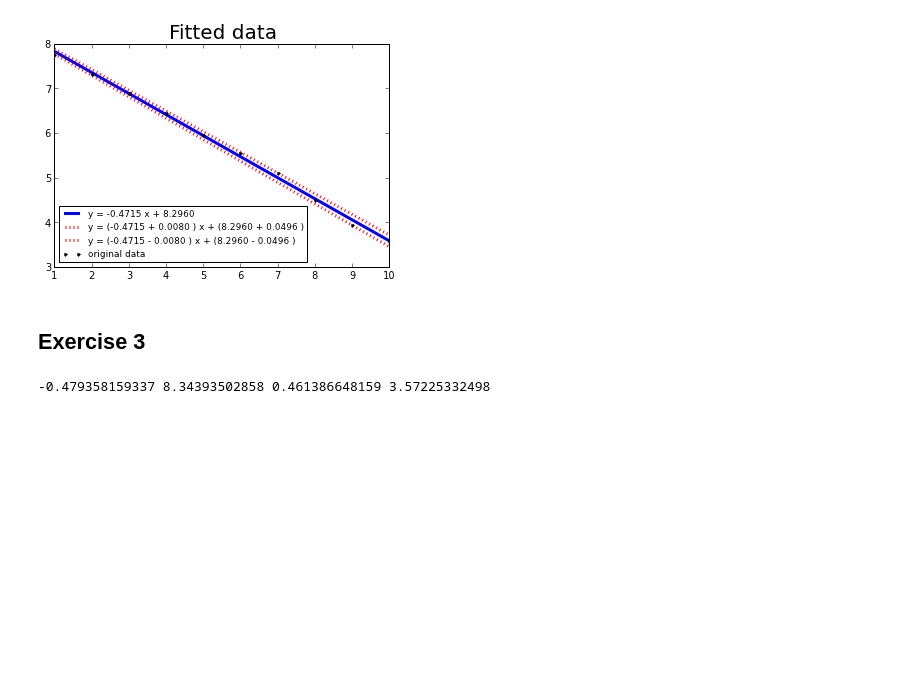
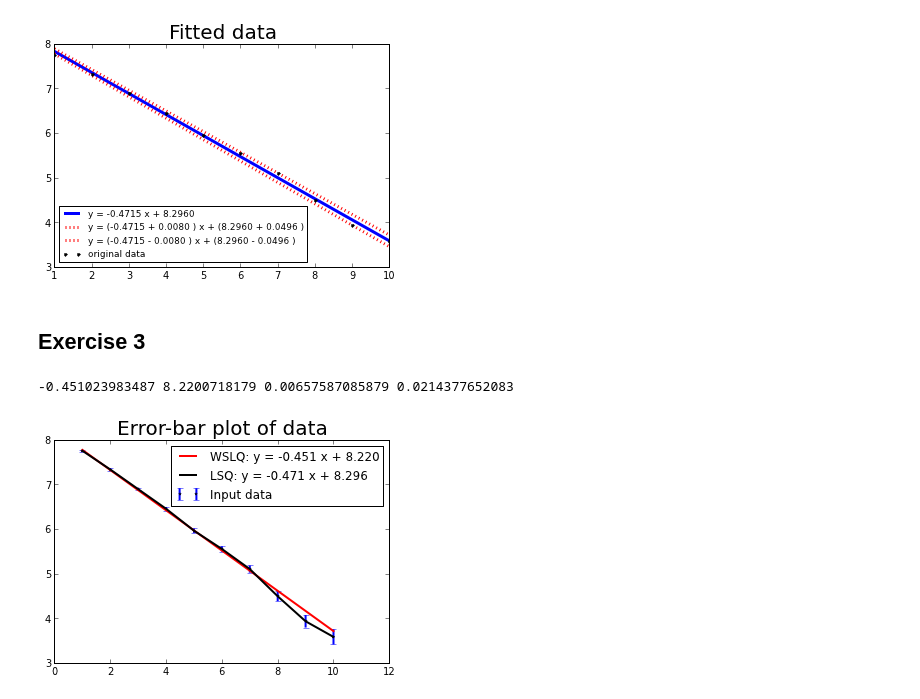
Before and after one commit to bcoit/Phys202-S13, a Jupyter notebook: Week9/Week9Exercises.ipynb, the cells around one changed output. Drawn from its saved outputs; the diff is of its cells as text; code cells hidden in the pictures; blank space fills up the shorter version.

```diff
--- a/Week9/Week9Exercises.ipynb
+++ b/Week9/Week9Exercises.ipynb
@@ -124,27 +124,50 @@ show()
 Exercise 3
 -
 # %%
-def WeightedLinearLeastSquaresFit(x,y,w):
+def WeightedLinearLeastSquaresFit(x,y,weight):
     """Take in arrays representing (x,y) values for a set of linearly varying data and an array of weights w.
 Perform a weighted linear least squares regression.  Return the resulting slope and intercept parameters of the
 best fit line with their uncertainties.
 If the weights are all equal to one, the uncertainties on the parameters are calculated using the non-weighted
 least squares equations."""
 
-    slope = (sum(w)*sum((w)*x*y)-(sum((w)*x)*sum((w)*y)))/(sum(w)*sum(w*x**2)-(sum(w*x)**2))
-    intercept = (sum(w*x**2)*sum(w*y)-(sum(w*x)*sum(w*x*y)))/(sum(w)*sum(w*x**2)-(sum(w*x)**2))
-    slope2, intercept2, slerr2, interr2 = LinearLeastSquaresFit(x,y)
-    if slope == slope2 and intercept == intercept2:
-        slerr = slerr2
-        interr = interr2
-    else:
-        slerr = sqrt(sum(w)/(sum(w)*sum(w*x**2)-sum(w*x)**2))
-        interr = sqrt(sum(w*x**2)/(sum(w)*sum(w*x**2)-sum(w*x)**2))
+    w = sum(weight)
+    weightless=True
+    for i in weight:
+        if i!=1:
+            weightless=False
+    if weightless:
+        return LinearLeastSquaresFit(x,y)
+
+    wx = sum(weight*x)
+    wxx = sum(weight*x**2)
+    wy = sum(weight*y)
+    wxy = sum(weight*x*y)
+
+    intercept = (wxx*wy-wx*wxy)/(w*wxx-wx**2)
+    slope = (w*wxy-wx*wy)/(w*wxx-wx**2)
+    slerr = (w/(w*wxx-wx**2))**.5
+    interr = (wxx/(w*wxx-wx**2))**.5
+
     return slope, intercept, slerr, interr
 # %%
 x, y, w = loadtxt('linearData.dat',unpack = True)
+weight = 1./w**2
 # %%
-m, b, merr, berr = WeightedLinearLeastSquaresFit(x,y,w)
-print m, b, merr, berr
+mw, bw, merr, berr = WeightedLinearLeastSquaresFit(x,y,weight)
+print mw, bw, merr, berr
 # %% [output]
--0.479358159337 8.34393502858 0.461386648159 3.57225332498
+-0.451023983487 8.2200718179 0.00657587085879 0.0214377652083
+# %%
+twslq = arange(1.,10.01,.01)
+ywslq = mw * twslq + bw
+errorbar(x,y, yerr = w,fmt = '*',ms = 2.7,label = 'Input data',linewidth = 2)
+linelabel1 = "y = %.3f x + %.3f" % (mw,bw)
+plot(twslq,ywslq,'r-',label = "WSLQ: "+linelabel1,linewidth = 2)
+linelabel2 = "y = %.3f x + %.3f" % (m,b)
+plot(t,y,'k-',label = "LSQ: "+linelabel2,linewidth = 2)
+legend(loc = 'upper right')
+title('Error-bar plot of data', fontsize = 20)
+show()
+# %% [output]
+[figure, added]
```
